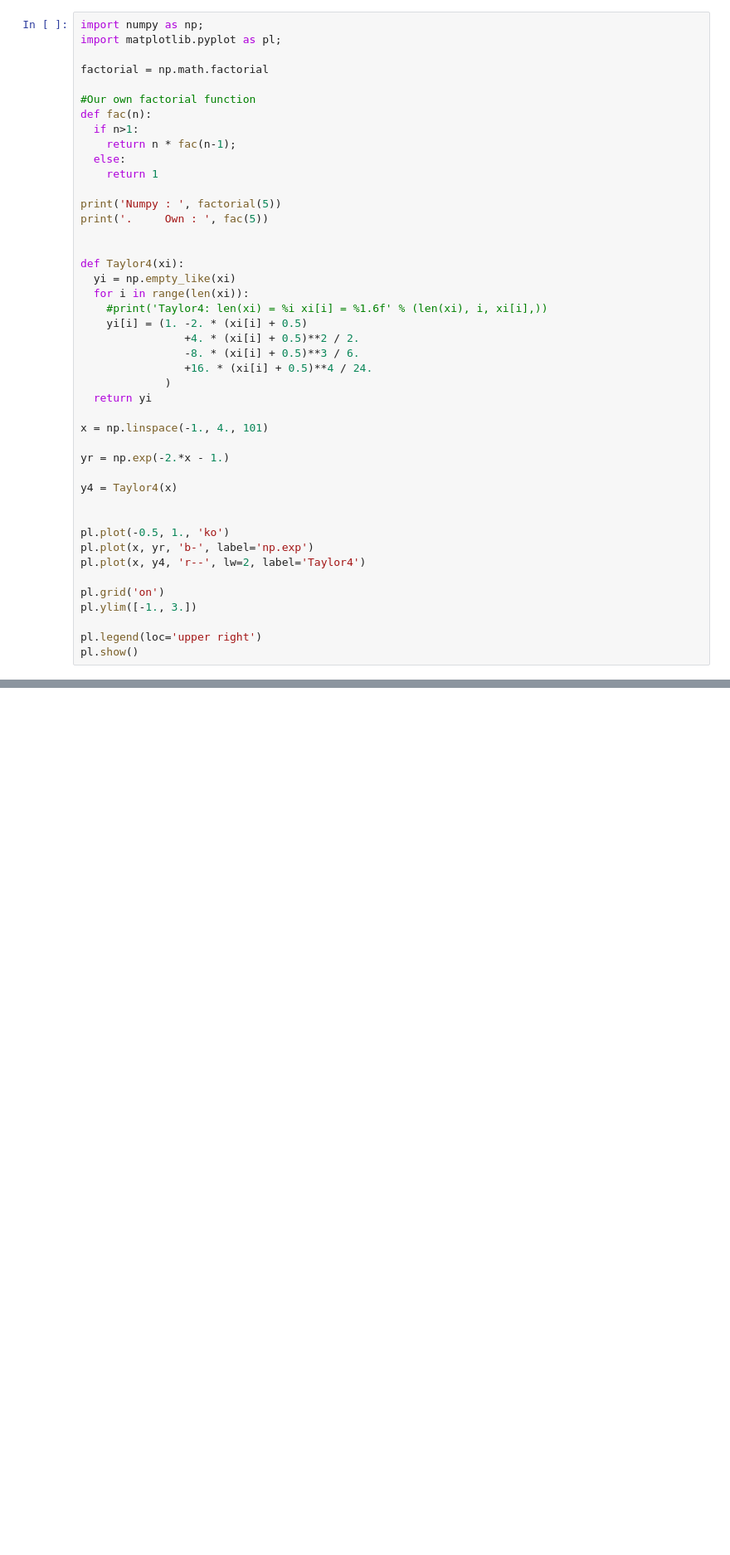
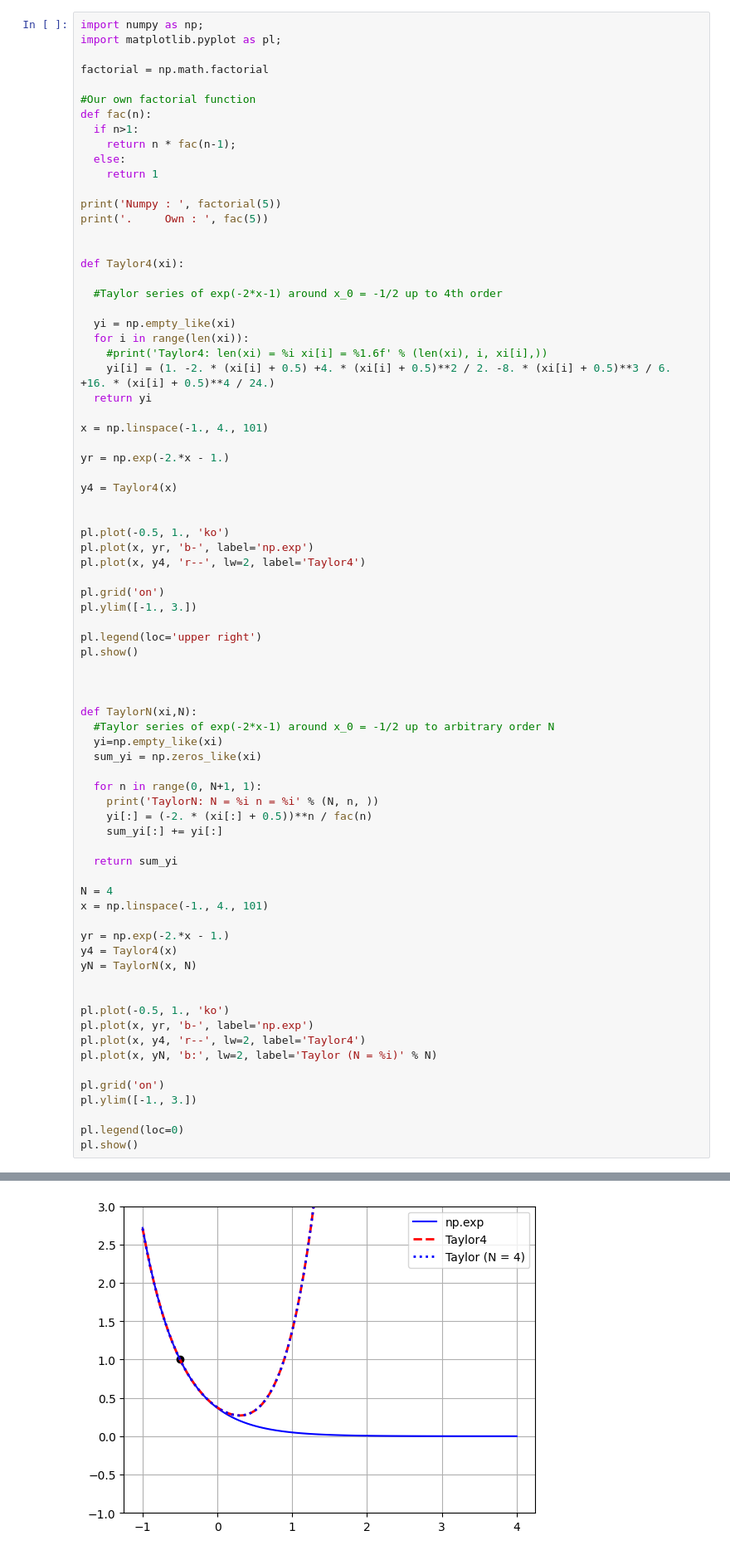
Before and after one commit to anees028/CFD_practice, a Jupyter notebook: CFD_Class.ipynb, the cells around one changed output, grey strips where cells are left out. Shown at 83% size. Cells and saved outputs as stored; diff of their text form; blank space fills up the shorter version.

```diff
--- a/CFD_Class.ipynb
+++ b/CFD_Class.ipynb
@@ -77,14 +77,13 @@ print('.     Own : ', fac(5))
 
 
 def Taylor4(xi):
+
+  #Taylor series of exp(-2*x-1) around x_0 = -1/2 up to 4th order
+
   yi = np.empty_like(xi)
   for i in range(len(xi)):
     #print('Taylor4: len(xi) = %i xi[i] = %1.6f' % (len(xi), i, xi[i],))
-    yi[i] = (1. -2. * (xi[i] + 0.5)
-                +4. * (xi[i] + 0.5)**2 / 2.
-                -8. * (xi[i] + 0.5)**3 / 6.
-                +16. * (xi[i] + 0.5)**4 / 24.
-             )
+    yi[i] = (1. -2. * (xi[i] + 0.5) +4. * (xi[i] + 0.5)**2 / 2. -8. * (xi[i] + 0.5)**3 / 6. +16. * (xi[i] + 0.5)**4 / 24.)
   return yi
 
 x = np.linspace(-1., 4., 101)
@@ -103,6 +102,39 @@ pl.ylim([-1., 3.])
 
 pl.legend(loc='upper right')
 pl.show()
+
+
+
+def TaylorN(xi,N):
+  #Taylor series of exp(-2*x-1) around x_0 = -1/2 up to arbitrary order N
+  yi=np.empty_like(xi)
+  sum_yi = np.zeros_like(xi)
+
+  for n in range(0, N+1, 1):
+    print('TaylorN: N = %i n = %i' % (N, n, ))
+    yi[:] = (-2. * (xi[:] + 0.5))**n / fac(n)
+    sum_yi[:] += yi[:]
+
+  return sum_yi
+
+N = 4
+x = np.linspace(-1., 4., 101)
+
+yr = np.exp(-2.*x - 1.)
+y4 = Taylor4(x)
+yN = TaylorN(x, N)
+
+
+pl.plot(-0.5, 1., 'ko')
+pl.plot(x, yr, 'b-', label='np.exp')
+pl.plot(x, y4, 'r--', lw=2, label='Taylor4')
+pl.plot(x, yN, 'b:', lw=2, label='Taylor (N = %i)' % N)
+
+pl.grid('on')
+pl.ylim([-1., 3.])
+
+pl.legend(loc=0)
+pl.show()
 # %% [output]
 Numpy :  120
 .     Own :  120
@@ -109,0 +147 @@ Numpy :  120
+[figure, added]
```
Also changed, not shown: parts of 1 cell of this notebook.
